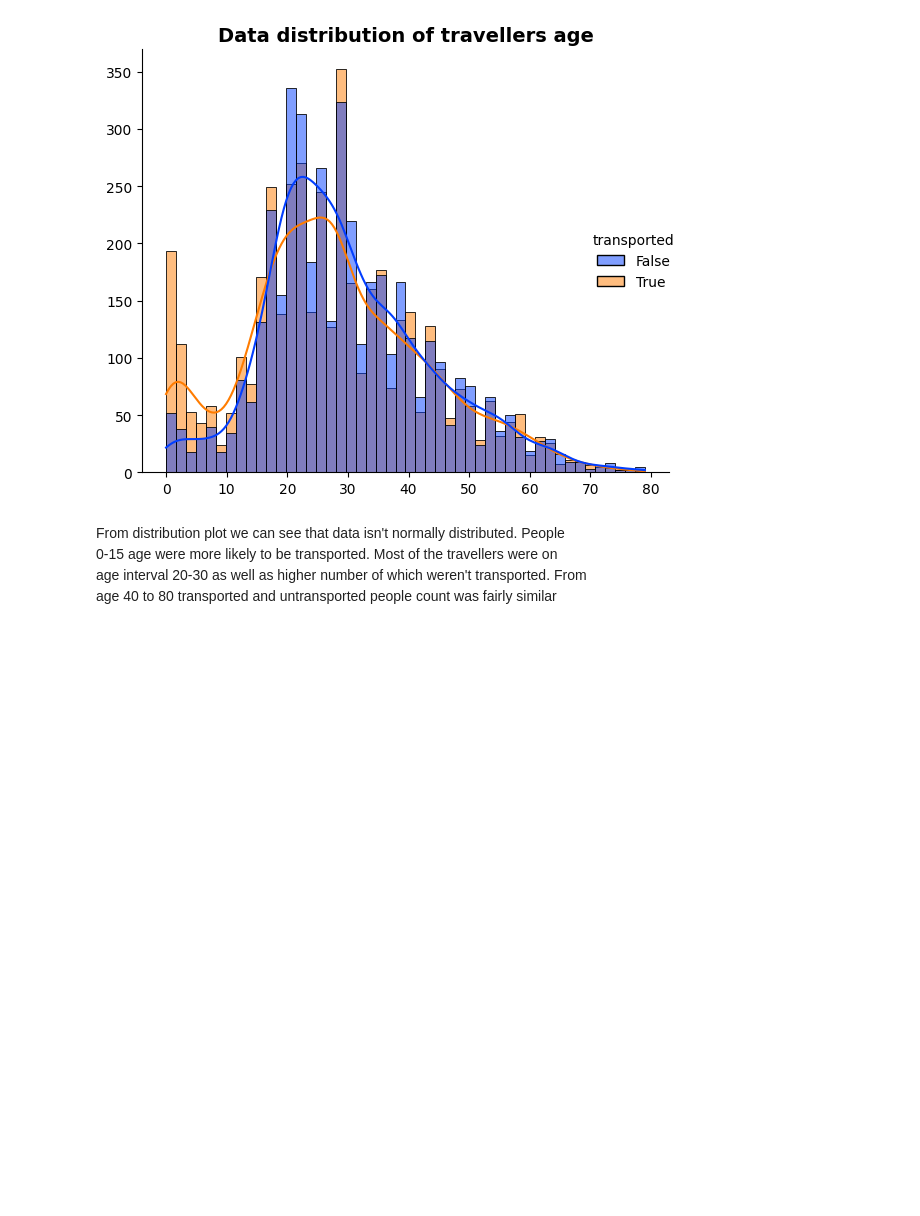
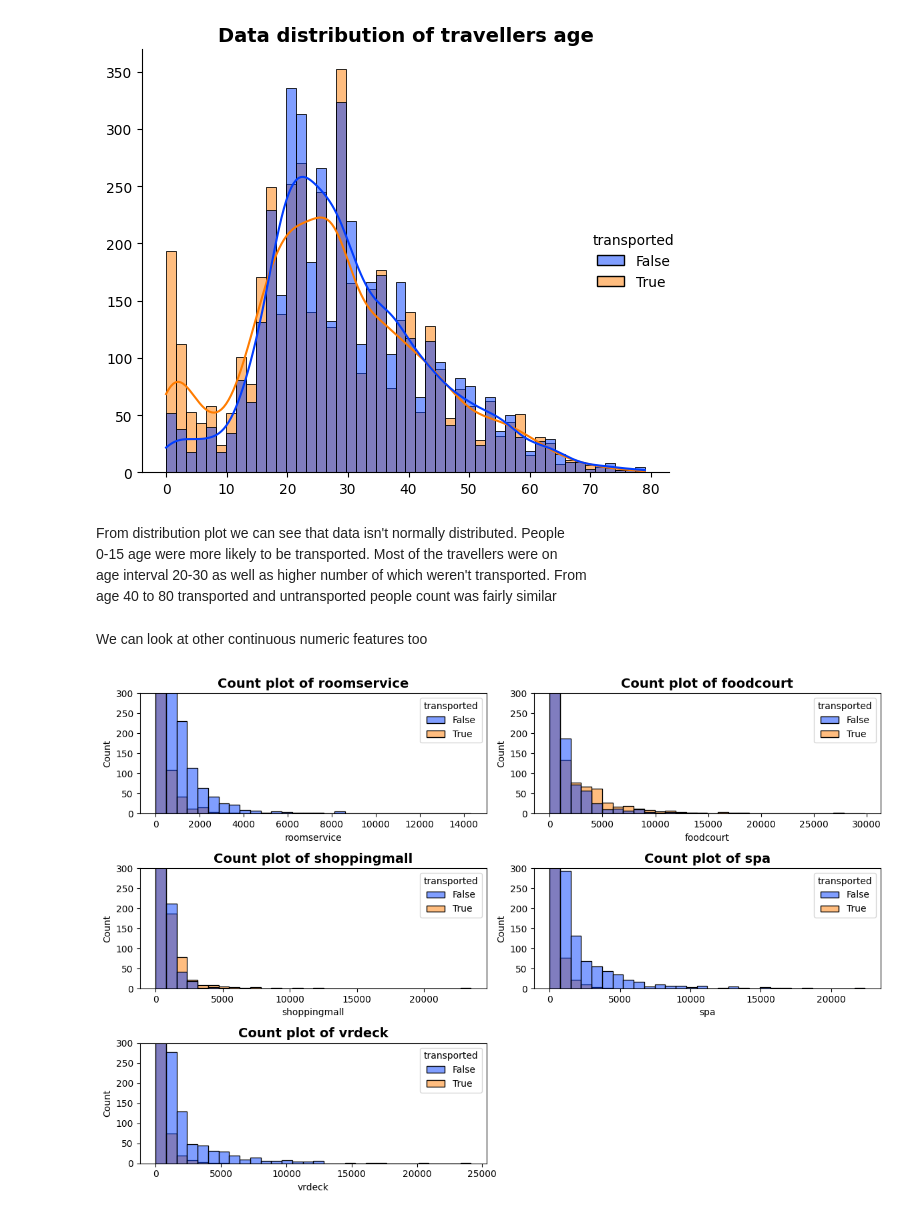
Before and after one commit to ShariYo/Modul3_Sprint3, a Jupyter notebook: project/main.ipynb, the cells around one changed output. Saved outputs shown, nothing was run; the diff lists cells and outputs as text; code cells hidden in the pictures; blank space fills up the shorter version.

Commit message:
EDA on numeric data

```diff
--- a/project/main.ipynb
+++ b/project/main.ipynb
@@ -194,3 +194,20 @@ From distribution plot we can see that data isn't normally distributed. People
 0-15 age were more likely to be transported. Most of the travellers were on
 age interval 20-30 as well as higher number of which weren't transported. From
 age 40 to 80 transported and untransported people count was fairly similar
+# %% [markdown]
+We can look at other continuous numeric features too
+# %%
+multiple_numeric = ["roomservice", "foodcourt", "shoppingmall", "spa", "vrdeck"]
+fig, ax = plt.subplots(3, 2, figsize=(12, 8))
+ax = ax.flatten()
+for i, col in enumerate(multiple_numeric):
+    sns.histplot(data=train_df, x=col, bins=30, ax=ax[i], palette="bright", hue="transported")
+    ax[i].set_title(f"Count plot of {col}", size=14, fontweight="bold", ha="center")
+    ax[i].set_ylim(top=300)
+if len(multiple_numeric) < len(ax):
+    fig.delaxes(ax[-1])
+plt.tight_layout()
+
+plt.show()
+# %% [output]
+[figure, added]
```
Also changed, not shown: parts of 1 cell of this notebook.
